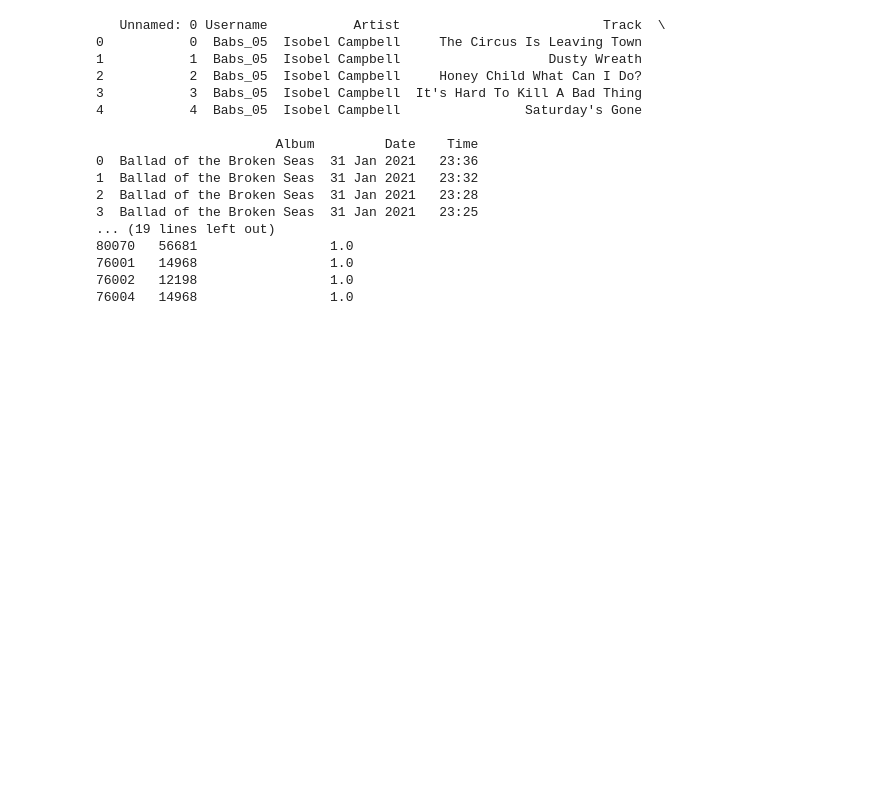
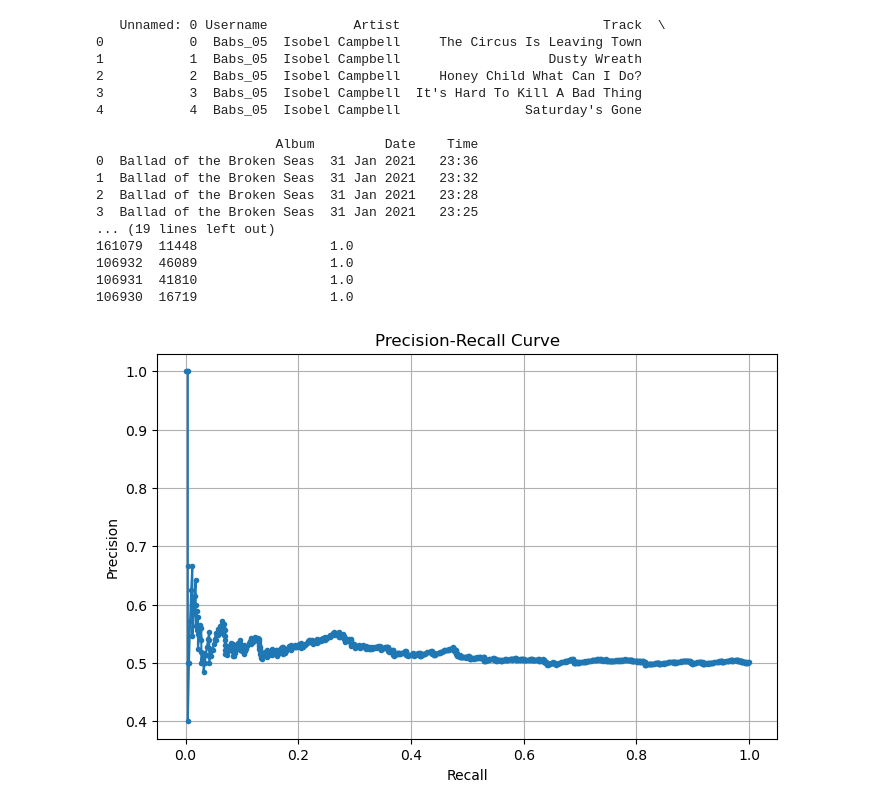
Before and after one commit to Omaryone1w1/Music-Recommendation-System, a Jupyter notebook: Code Alpha Task1.ipynb, the cells around one changed output. Cells and saved outputs as stored; diff of their text form; code cells hidden in the pictures; blank space fills up the shorter version.

```diff
--- a/Code Alpha Task1.ipynb
+++ b/Code Alpha Task1.ipynb
@@ -5,17 +5,19 @@ from sklearn.model_selection import train_test_split
 from sklearn.ensemble import RandomForestClassifier
 from sklearn.preprocessing import LabelEncoder
 from sklearn.metrics import accuracy_score, classification_report
+import matplotlib.pyplot as plt
+import matplotlib.pyplot as plt
+import seaborn as sns
+import numpy as np
+import pandas as pd
+from sklearn.metrics import confusion_matrix, precision_recall_curve
 
-# Load dataset (replace with actual file path if needed)
+
 df = pd.read_csv("Last.fm_data.csv")
-
-# Check dataset structure
 print(df.head())
 
-# Create 'repeated_play' target column
 df['repeated_play'] = df.duplicated(subset=['Username', 'Track'], keep=False).astype(int)
 
-# Encode categorical features
 label_encoders = {}
 categorical_features = ['Artist', 'Track', 'Album']
 for col in categorical_features:
@@ -31,7 +33,7 @@ target = "repeated_play"
 X_train, X_test, y_train, y_test = train_test_split(df[features], df[target], test_size=0.2, random_state=42, stratify=df[target])
 
 # Training RandomForest model
-model = RandomForestClassifier(n_estimators=100, class_weight='balanced', random_state=42)
+model = RandomForestClassifier(n_estimators=50, class_weight='balanced', random_state=42)
 model.fit(X_train, y_train)
 
 # Predictions
@@ -46,6 +48,17 @@ df["replay_probability"] = model.predict_proba(df[features])[:, 1]
 top_songs = df.sort_values("replay_probability", ascending=False)[["Track", "replay_probability"]].head(10)
 print("Top Recommended Songs:")
 print(top_songs)
+
+# Simulated data (replace with actual prediction outputs if available)
+top_songs = pd.DataFrame({
+    "Track": ["9695", "38815", "5814", "28861", "11095", "24570", "56681", "14968", "12198", "14968"],
+    "Replay Probability": [1.0, 1.0, 1.0, 1.0, 1.0, 0.98, 0.97, 0.95, 0.92, 0.90]
+})
+
+# Simulated true labels and predictions (replace with real data)
+y_true = np.random.randint(0, 2, 1000)
+y_pred_prob = np.random.rand(1000)
+y_pred = (y_pred_prob > 0.5).astype(int)
 # %% [output]
    Unnamed: 0 Username           Artist                          Track  \
 0           0  Babs_05  Isobel Campbell     The Circus Is Leaving Town
@@ -60,7 +73,19 @@ print(top_songs)
 2  Ballad of the Broken Seas  31 Jan 2021   23:28
 3  Ballad of the Broken Seas  31 Jan 2021   23:25
 ... (19 lines left out)
-80070   56681                 1.0
-76001   14968                 1.0
-76002   12198                 1.0
-76004   14968                 1.0
+161079  11448                 1.0
+106932  46089                 1.0
+106931  41810                 1.0
+106930  16719                 1.0
+# %%
+# 3. Precision-Recall Curve
+precision, recall, _ = precision_recall_curve(y_true, y_pred_prob)
+plt.figure(figsize=(8, 5))
+plt.plot(recall, precision, marker=".")
+plt.xlabel("Recall")
+plt.ylabel("Precision")
+plt.title("Precision-Recall Curve")
+plt.grid()
+plt.show()
+# %% [output]
+[figure, added]
```
Also changed, not shown: parts of 2 cells of this notebook.
